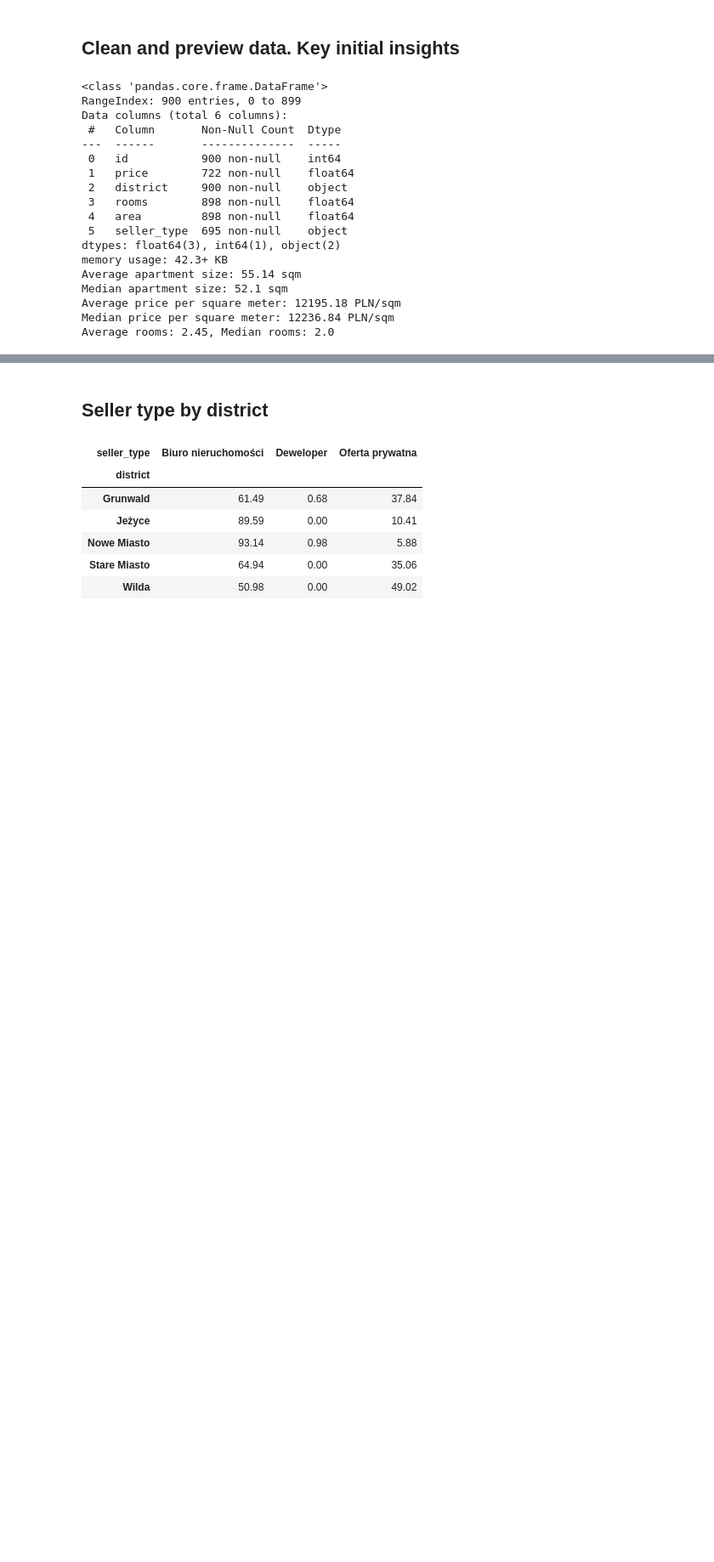
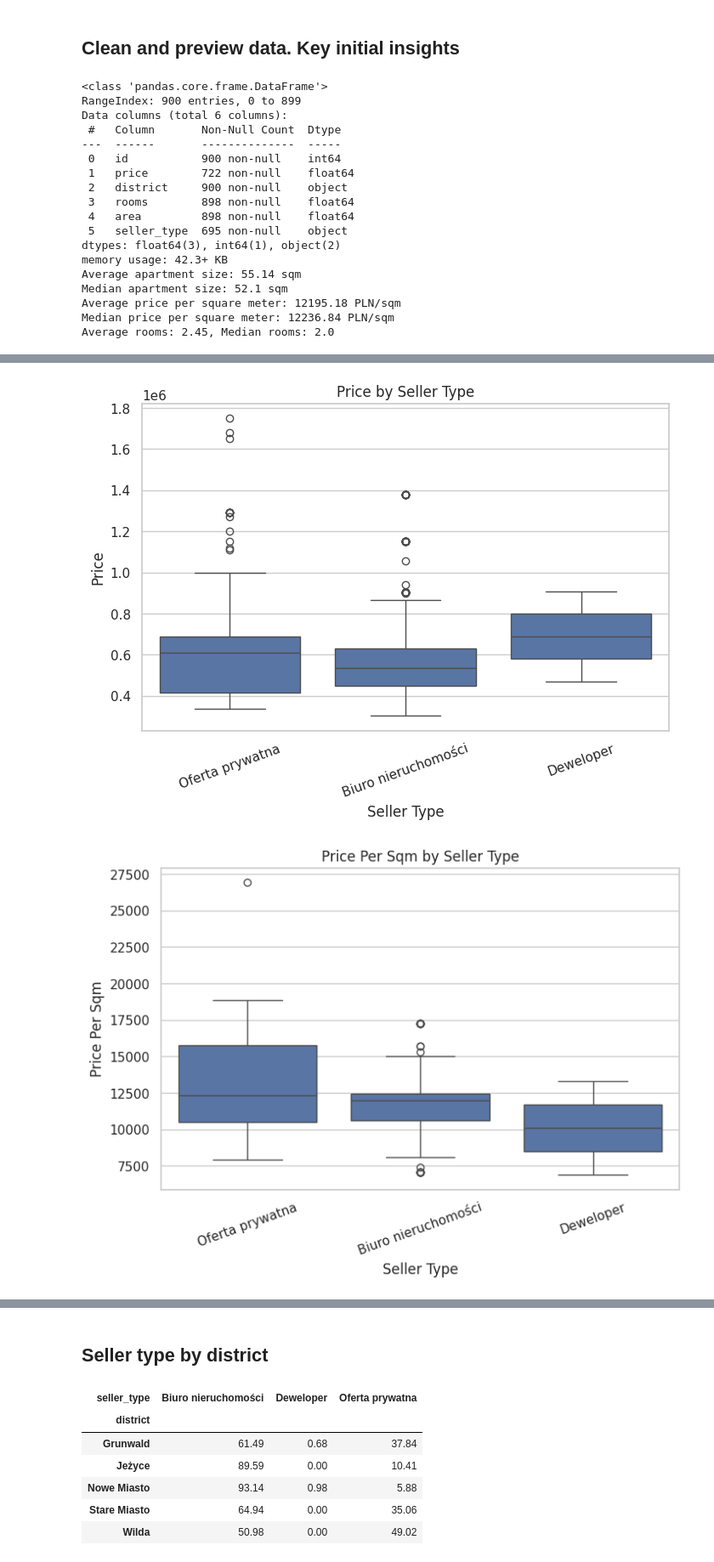
Before and after one commit to natcge/otodom_project, a Jupyter notebook: analyze.ipynb, the cells around one changed output, grey strips where cells are left out. Shown: that part at 85% size. Cells and saved outputs as stored; diff of their text form; code cells hidden in the pictures; blank space fills up the shorter version.

```diff
--- a/analyze.ipynb
+++ b/analyze.ipynb
@@ -166,0 +271,14 @@ district_stats
+# %%
+quant_vars = ['price', 'price_per_sqm', 'area', 'rooms']
+
+for var in quant_vars:
+    plt.figure(figsize=(8,5))
+    sns.boxplot(x='seller_type', y=var, data=df_clean)
+    plt.title(f'{var.replace("_", " ").title()} by Seller Type')
+    plt.ylabel(var.replace("_", " ").title())
+    plt.xlabel('Seller Type')
+    plt.xticks(rotation=20)
+    plt.show()
+# %% [output]
+[figure, added]
+[figure, added]
```
Also changed, not shown: parts of 37 cells of this notebook, 3 other files.
